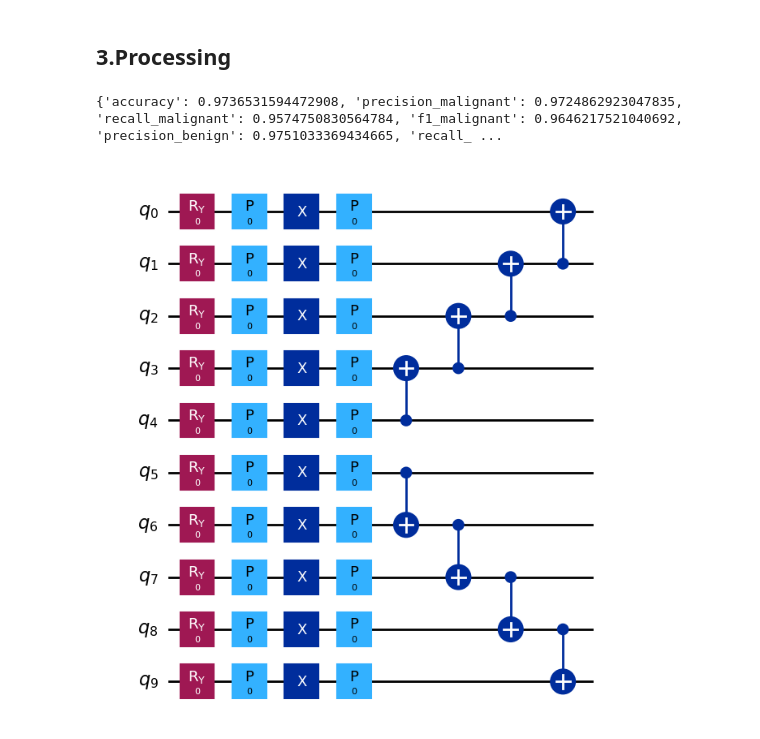
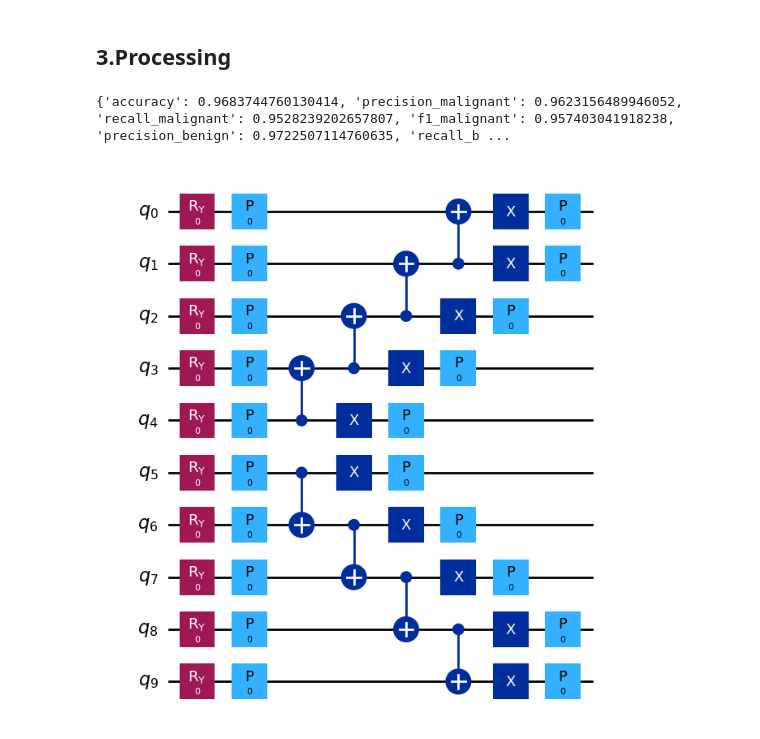
Before and after one commit to hassan-pour/QKC, a Jupyter notebook: Notebooks/quantum_custom_hybrid_angle_phase.ipynb, the cells around one changed output. Cells and saved outputs as stored; diff of their text form; code cells hidden in the pictures.

```diff
--- a/Notebooks/quantum_custom_hybrid_angle_phase.ipynb
+++ b/Notebooks/quantum_custom_hybrid_angle_phase.ipynb
@@ -18,20 +18,22 @@ from src.preprocessing import angular_preparation
 ## 2.Configuration
 # %%
 CXs = [[4, 3],[3, 2], [2, 1], [1, 0],[5, 6], [6, 7], [7, 8], [8, 9]]
-def X_feature_Map(x):
+def C_feature_Map(x):
     qc = QuantumCircuit(10)
     for i in range(10):
         qc.ry(x[3*i],i)
         qc.p(x[3*i + 1], i)
+    for cx in CXs:
+        qc.cx(cx[0], cx[1])
+    for i in range(10):
         qc.x(i)
         qc.p(x[i*3 + 2], i)
-    for cx in CXs:
-        qc.cx(cx[0], cx[1])
+
     return qc
 
 def XFMValue(x1, x2):
-    qc1 = X_feature_Map(x1)
-    qc2 = X_feature_Map(x2)
+    qc1 = C_feature_Map(x1)
+    qc2 = C_feature_Map(x2)
 
     overlap_circ = unitary_overlap(qc1, qc2)
 
@@ -47,6 +49,7 @@ skf = StratifiedKFold(n_splits=5, shuffle=True, random_state=0)
 ## 3.Processing
 # %%
 quantum_scores = scores_structure.copy()
+i = 1
 for train_idx, test_idx in skf.split(X, y):
 
     X_train = X[train_idx]
@@ -55,11 +58,11 @@ for train_idx, test_idx in skf.split(X, y):
     y_train = y[train_idx]
     y_test = y[test_idx]
 
-    aX_train ,aX_test = angular_preparation(X_train, X_test)
+    uX_train ,uX_test = angular_preparation(X_train, X_test)
 
 
     # Quantum kernel
-    kernel, test = build_kernel(aX_train, aX_test, XFMValue)
+    kernel, test = build_kernel(uX_train, uX_test, XFMValue)
 
     quantum = SVC(kernel="precomputed")
     quantum.fit(kernel, y_train)
@@ -67,13 +70,16 @@ for train_idx, test_idx in skf.split(X, y):
     for key in scores.keys():
         quantum_scores[key] += scores[key] / 5
 
+    np.save(f"kernel-matrices\\Angle-phase-{i}.npy", kernel)
+    i += 1
+
 
 print(quantum_scores)
 # %% [output]
-{'accuracy': 0.9736531594472908, 'precision_malignant': 0.9724862923047835, 'recall_malignant': 0.9574750830564784, 'f1_malignant': 0.9646217521040692, 'precision_benign': 0.9751033369434665, 'recall_ ...
+{'accuracy': 0.9683744760130414, 'precision_malignant': 0.9623156489946052, 'recall_malignant': 0.9528239202657807, 'f1_malignant': 0.957403041918238, 'precision_benign': 0.9722507114760635, 'recall_b ...
 # %%
-circuit = X_feature_Map([0] * 30)
+circuit = C_feature_Map([0] * 30)
 
 circuit.draw("mpl")
 # %% [output]
-[figure, old version]
+[figure, new version]
```
Also changed, not shown: 4 other files.
